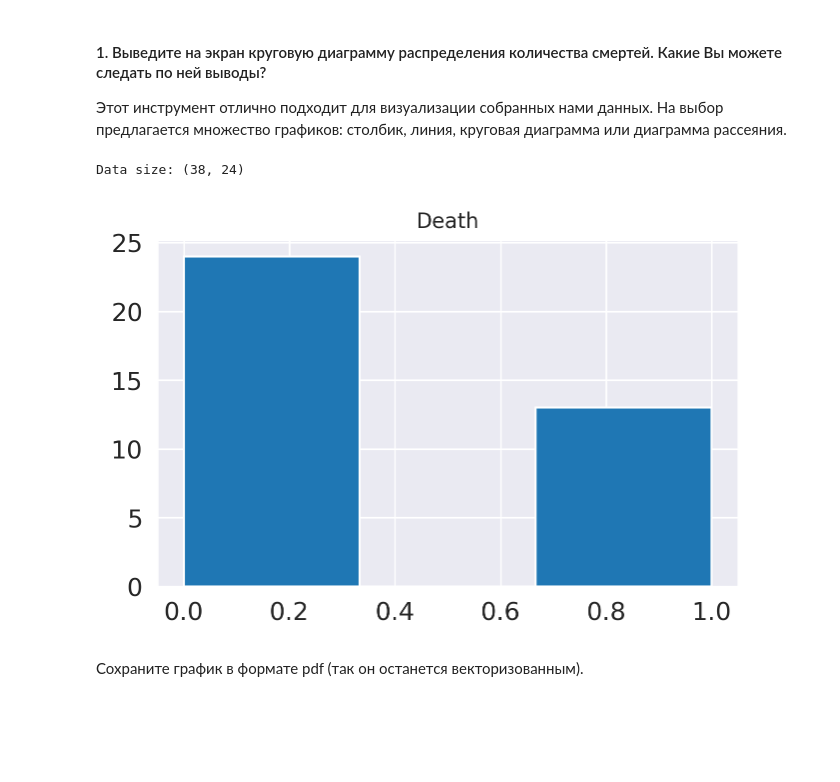
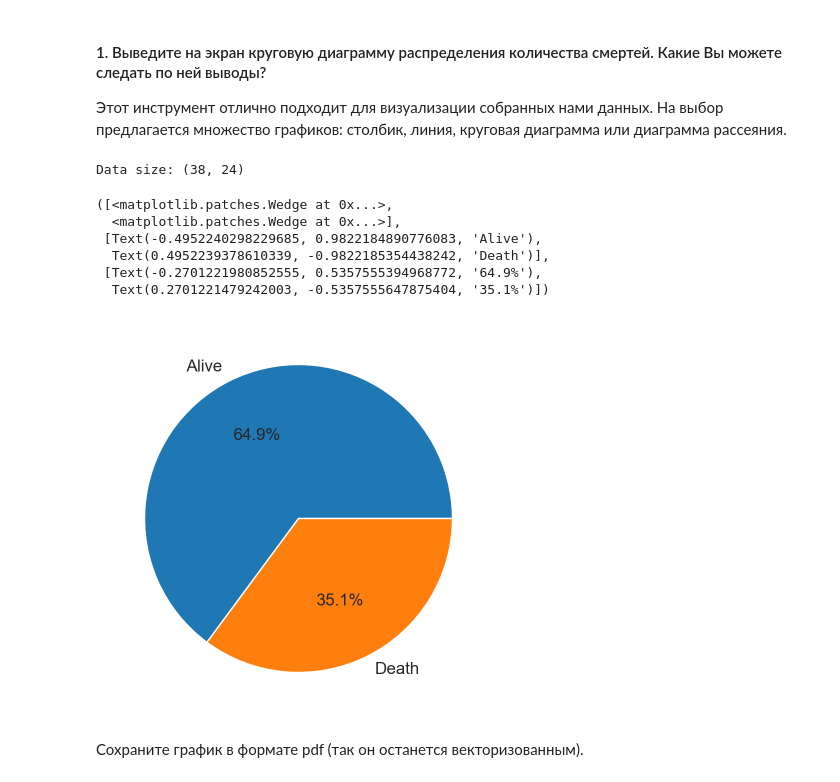
Before and after one commit to EdPogosyan/ML_Ed, a Jupyter notebook: HW-1/hw_practice_sirius_01_pandas_numpy_viz.ipynb, the cells around one changed output. Saved outputs shown, nothing was run; the diff lists cells and outputs as text; code cells hidden in the pictures; blank space fills up the shorter version.

Commit message:
2.1 Круговая диаграмма

```diff
--- a/HW-1/hw_practice_sirius_01_pandas_numpy_viz.ipynb
+++ b/HW-1/hw_practice_sirius_01_pandas_numpy_viz.ipynb
@@ -551,14 +548,19 @@ dataBattle.loc[:5]
 # %% [markdown]
 #### 1. Выведите на экран круговую диаграмму распределения количества смертей. Какие Вы можете следать по ней выводы?
 Этот инструмент отлично подходит для визуализации собранных нами данных. На выбор предлагается множество графиков: столбик, линия, круговая диаграмма или диаграмма рассеяния.
-# %%
-print(f"Data size: {battles_df.shape}")
-plt.figure(figsize=(5, 3), dpi=150)
-plt.title("Death", fontsize=10)
-plt.hist(battles_df["major_death"], bins=10);
-# %% [output]
-Data size: (38, 24)
-[figure, removed]
+# %%
+print(f"Data size: {battles_df.shape}")
+plt.title("Круговая диаграмма")
+plt.pie(battles_df["major_death"].value_counts(),labels=["Alive","Death"],autopct="%1.1f%%")
+# %% [output]
+Data size: (38, 24)
+([<matplotlib.patches.Wedge at 0x...>,
+  <matplotlib.patches.Wedge at 0x...>],
+ [Text(-0.4952240298229685, 0.9822184890776083, 'Alive'),
+  Text(0.4952239378610339, -0.9822185354438242, 'Death')],
+ [Text(-0.2701221980852555, 0.5357555394968772, '64.9%'),
+  Text(0.2701221479242003, -0.5357555647875404, '35.1%')])
+[figure, added]
 # %% [markdown]
 Сохраните график в формате pdf (так он останется векторизованным).
 # %%
```
Also changed, not shown: parts of 4 cells of this notebook.
